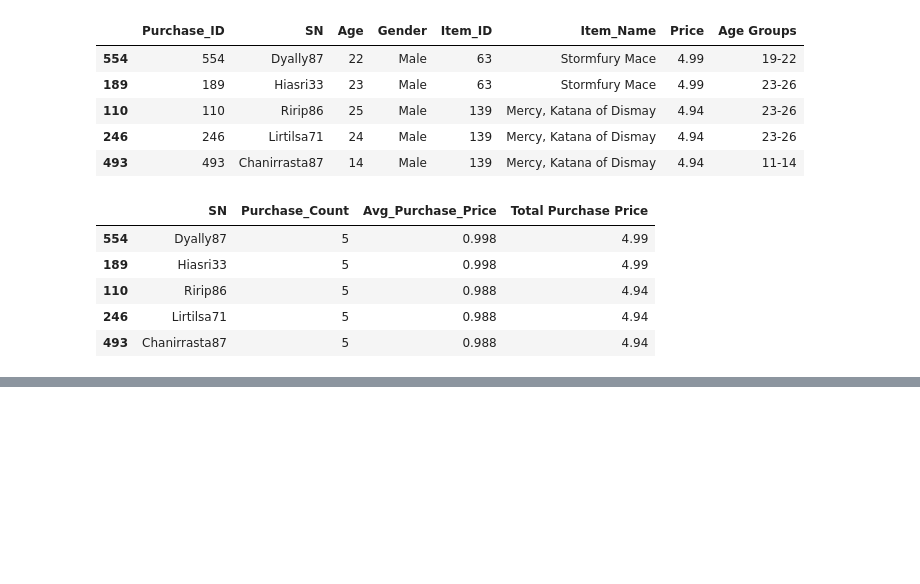
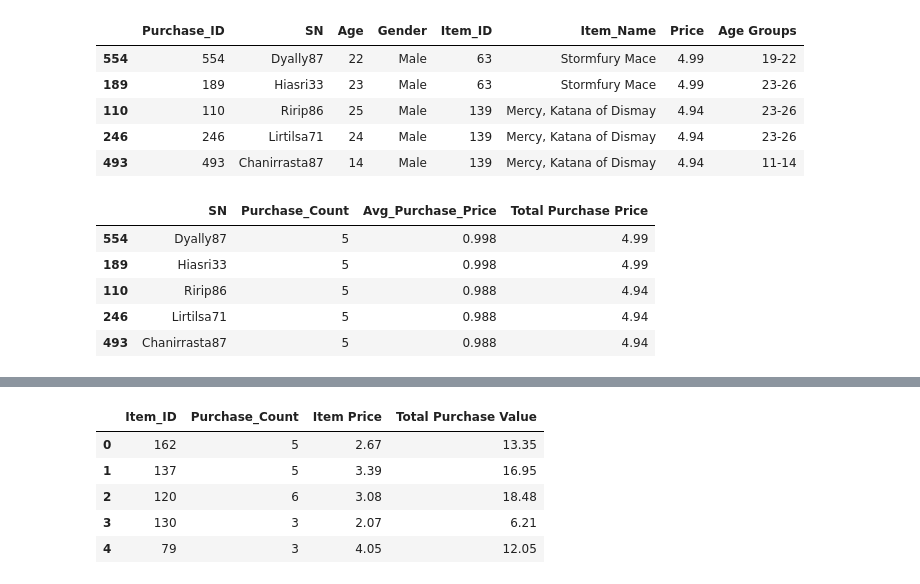
Before and after one commit to tidepooler/HeroesOfPymoli, a Jupyter notebook: Heroes_of_Pymoli.ipynb, the cells around one changed output, grey strips where cells are left out. Cells and saved outputs as stored; diff of their text form; code cells hidden in the pictures; blank space fills up the shorter version.

```diff
--- a/Heroes_of_Pymoli.ipynb
+++ b/Heroes_of_Pymoli.ipynb
@@ -355,6 +364,20 @@ df_top_spenders_table
 # %%
 #List them in a table with the following information
 #Item ID, Item Name, #Purchase Count, #Item Price, #Total Purchase Value
+df_pop_items_table = pd.DataFrame({
+    "Item_ID":[162, 137, 120, 130, 79],
+    "Purchase_Count":[5,5,6,3,3],
+    "Item Price":[2.67, 3.39, 3.08, 2.07, 4.05],
+    "Total Purchase Value":[13.35, 16.95, 18.48, 6.21, 12.05]
+})
+df_pop_items_table
+# %% [output]
+|  | Item_ID | Purchase_Count | Item Price | Total Purchase Value |
+| 0 | 162 | 5 | 2.67 | 13.35 |
+| 1 | 137 | 5 | 3.39 | 16.95 |
+| 2 | 120 | 6 | 3.08 | 18.48 |
+| 3 | 130 | 3 | 2.07 | 6.21 |
+| 4 | 79 | 3 | 4.05 | 12.05 |
 # %%
 #DETERMINE MOST PROFITABLE ITEMS
 # %%
```
Also changed, not shown: parts of 2 cells of this notebook.
